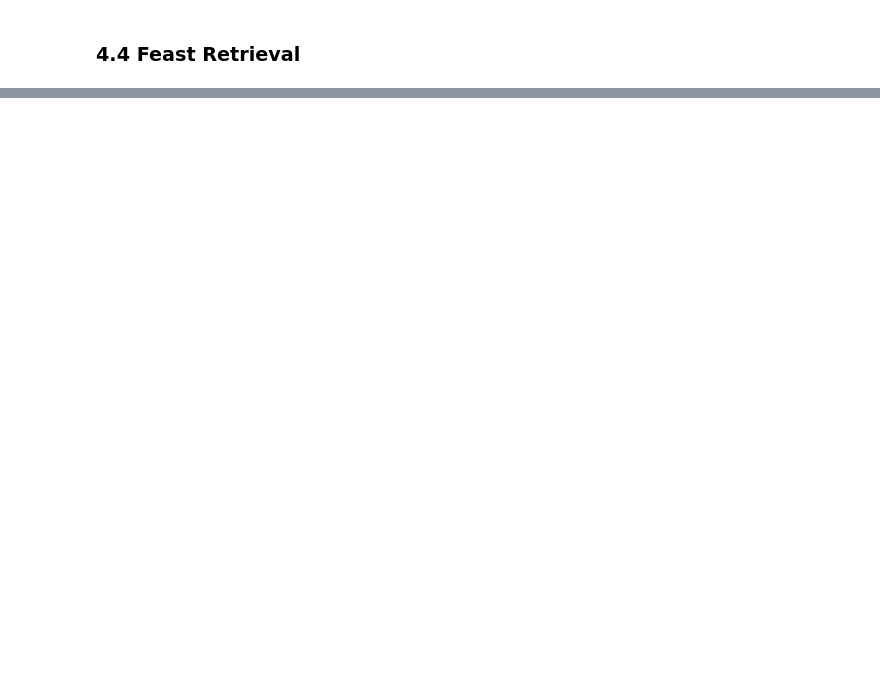
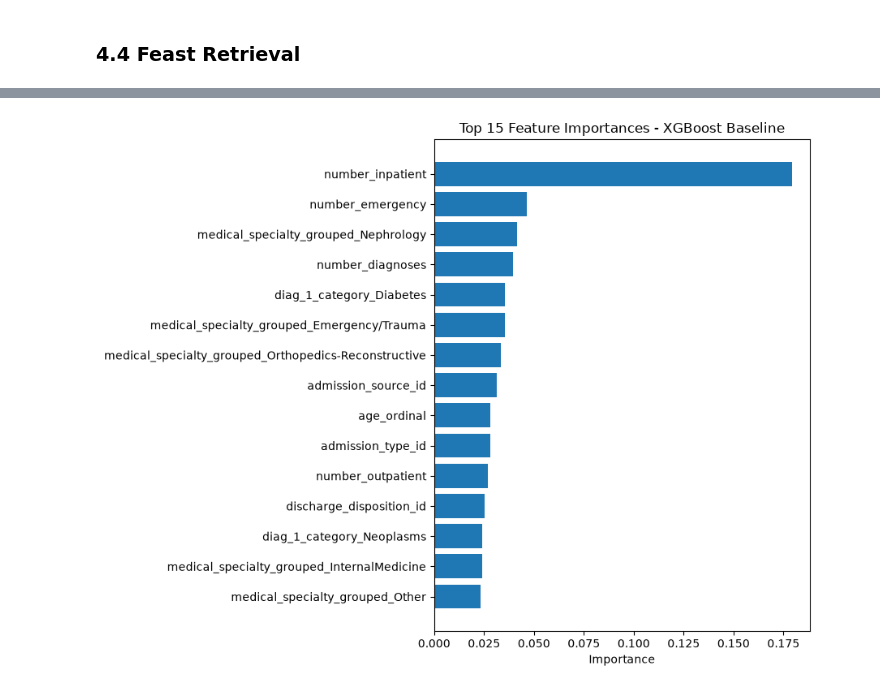
Before and after one commit to enels-uchi/ml-ops-final-group-3, a Jupyter notebook: notebooks/final-group3-en.ipynb, the cells around one changed output, grey strips where cells are left out. Saved outputs shown, nothing was run; the diff lists cells and outputs as text; code cells hidden in the pictures; blank space fills up the shorter version.

Commit message:
Add XGBoost baseline model, metrics, and updated feature engineering

```diff
--- a/notebooks/final-group3-en.ipynb
+++ b/notebooks/final-group3-en.ipynb
@@ -745,0 +791,12 @@ Retrieved shape: (69987, 19)
+# %%
+# One hot encoding
+categorical_cols = ['diag_1_category', 'medical_specialty_grouped', 'gender']
+
+X_train = pd.get_dummies(X_train, columns=categorical_cols, dtype=int)
+X_test = pd.get_dummies(X_test, columns=categorical_cols, dtype=int)
+
+X_train, X_test = X_train.align(X_test, join='left', axis=1, fill_value=0)
+
+print("X_train shape:", X_train.shape)
+print("X_test shape:", X_test.shape)
+X_train.head()
@@ -745,0 +814,15 @@ Retrieved shape: (69987, 19)
+# %%
+model_baseline = XGBClassifier(random_state=RANDOM_STATE)
+model_baseline.fit(X_train, y_train)
+
+y_pred = model_baseline.predict(X_test)
+y_pred_proba = model_baseline.predict_proba(X_test)[:, 1]
+
+print("F1 score:", round(f1_score(y_test, y_pred), 3))
+print("AUC-ROC:", round(roc_auc_score(y_test, y_pred_proba), 3))
+print()
+print("Confusion Matrix:")
+print(confusion_matrix(y_test, y_pred))
+print()
+print("Classification Report:")
+print(classification_report(y_test, y_pred))
@@ -745,0 +846,8 @@ Retrieved shape: (69987, 19)
+# %%
+# Feature Importance
+importance_df = pd.DataFrame({
+    'feature': X_train.columns,
+    'importance': model_baseline.feature_importances_
+}).sort_values('importance', ascending=False)
+
+importance_df.head(15)
@@ -745,0 +871,11 @@ Retrieved shape: (69987, 19)
+# %%
+fig, ax = plt.subplots(figsize=(9, 7))
+top_features = importance_df.head(15)
+ax.barh(top_features['feature'], top_features['importance'])
+ax.set_xlabel('Importance')
+ax.set_title('Top 15 Feature Importances - XGBoost Baseline')
+ax.invert_yaxis()
+plt.tight_layout()
+plt.show()
+# %% [output]
+[figure, added]
```
Also changed, not shown: parts of 16 cells of this notebook, 5 other files.
